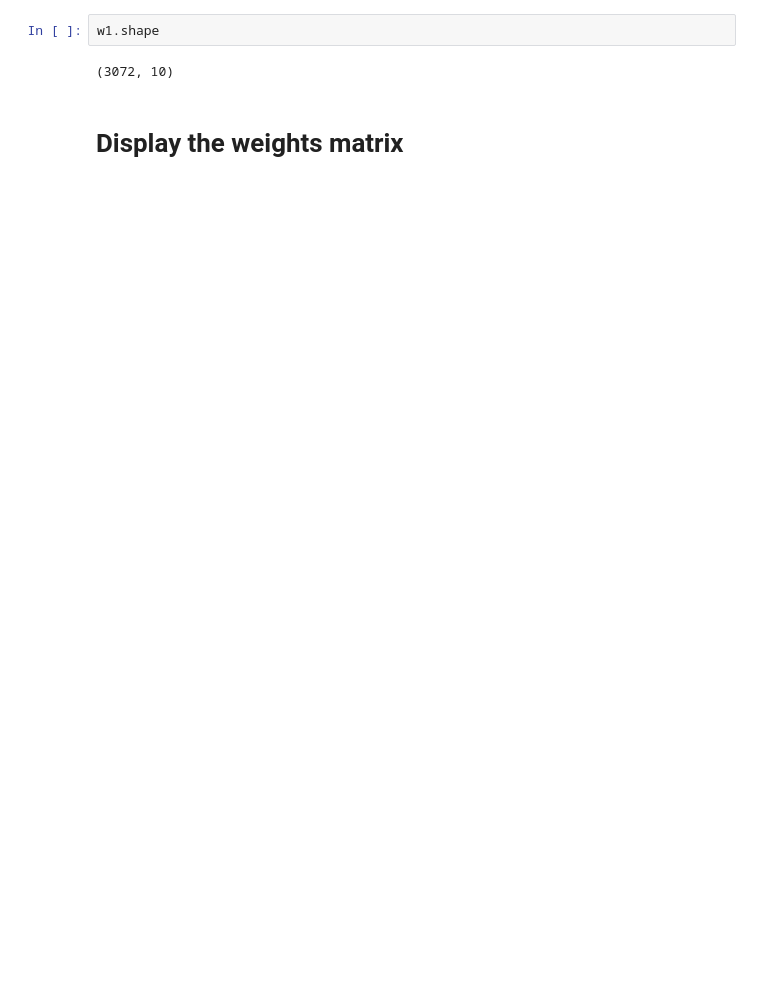
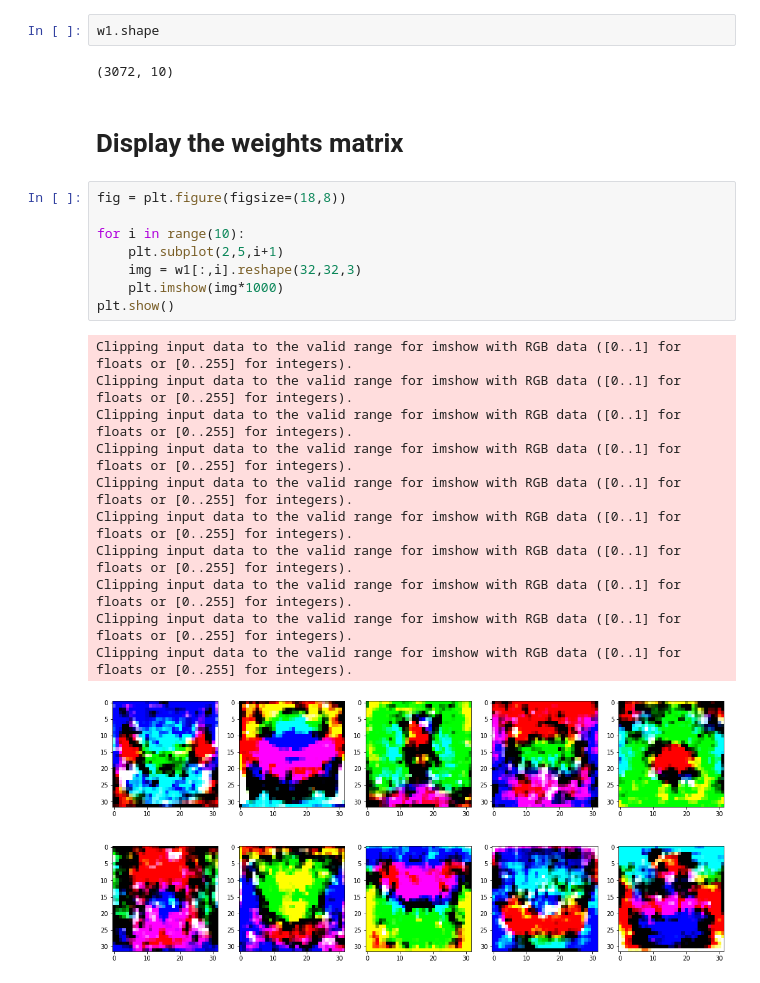
Before and after one commit to sandani98/EN2550_Ass_4, a Jupyter notebook: Part-I.ipynb, the cells around one changed output. Saved outputs shown, nothing was run; the diff lists cells and outputs as text; blank space fills up the shorter version.

```diff
--- a/Part-I.ipynb
+++ b/Part-I.ipynb
@@ -139,4 +139,24 @@ w1.shape
 (3072, 10)
 # %% [markdown]
 # Display the weights matrix
+# %%
+fig = plt.figure(figsize=(18,8))
+
+for i in range(10):
+    plt.subplot(2,5,i+1)
+    img = w1[:,i].reshape(32,32,3)
+    plt.imshow(img*1000)
+plt.show()
+# %% [output]
+Clipping input data to the valid range for imshow with RGB data ([0..1] for floats or [0..255] for integers).
+Clipping input data to the valid range for imshow with RGB data ([0..1] for floats or [0..255] for integers).
+Clipping input data to the valid range for imshow with RGB data ([0..1] for floats or [0..255] for integers).
+Clipping input data to the valid range for imshow with RGB data ([0..1] for floats or [0..255] for integers).
+Clipping input data to the valid range for imshow with RGB data ([0..1] for floats or [0..255] for integers).
+Clipping input data to the valid range for imshow with RGB data ([0..1] for floats or [0..255] for integers).
+Clipping input data to the valid range for imshow with RGB data ([0..1] for floats or [0..255] for integers).
+Clipping input data to the valid range for imshow with RGB data ([0..1] for floats or [0..255] for integers).
+Clipping input data to the valid range for imshow with RGB data ([0..1] for floats or [0..255] for integers).
+Clipping input data to the valid range for imshow with RGB data ([0..1] for floats or [0..255] for integers).
+[figure, added]
 # %%
```
Also changed, not shown: parts of 3 cells of this notebook, 1 other file.
